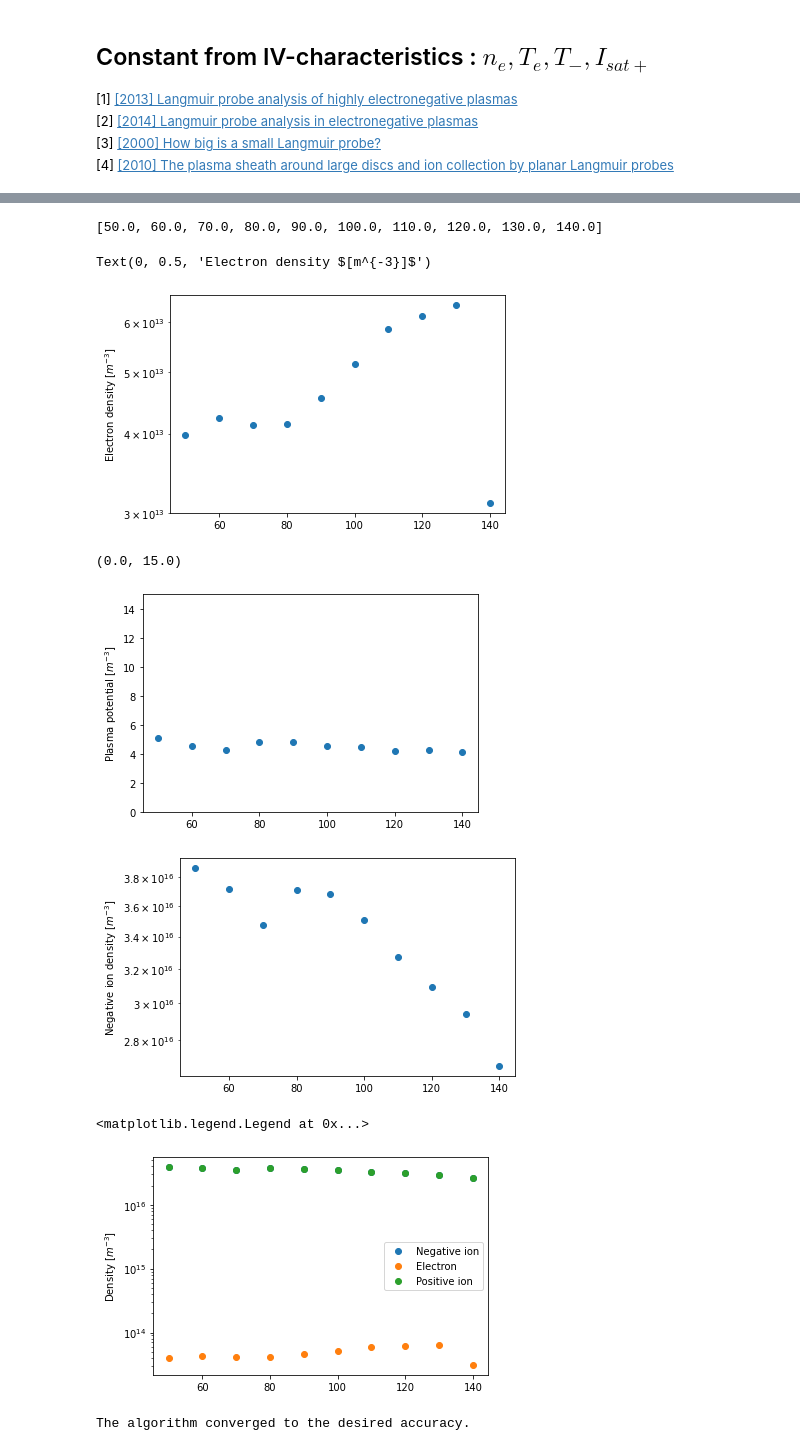
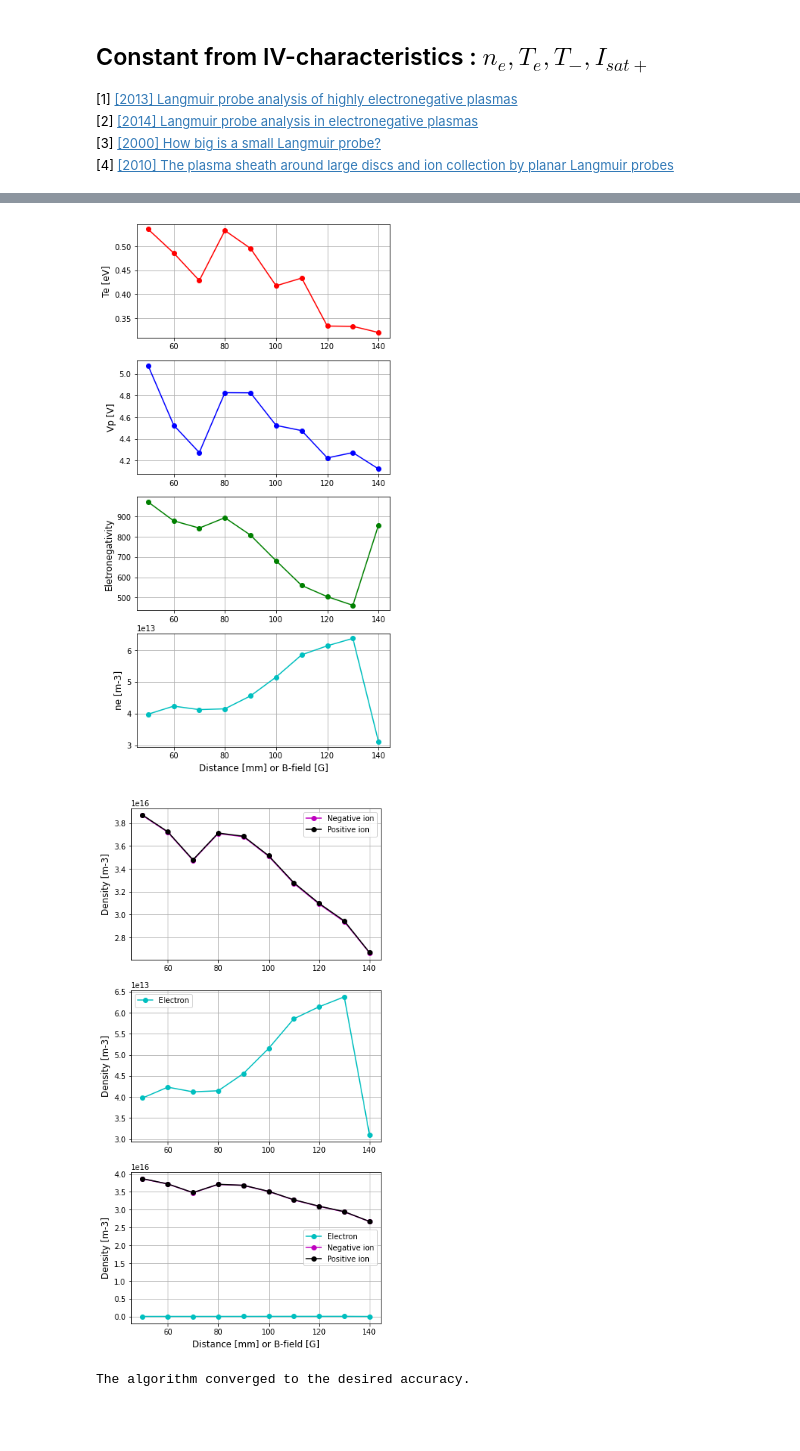
Before and after one commit to gunu0626/negative-ion, a Jupyter notebook: Iterative_method_final.ipynb, the cells around one changed output, grey strips where cells are left out. Cells and saved outputs as stored; diff of their text form; code cells hidden in the pictures; blank space fills up the shorter version.

```diff
--- a/Iterative_method_final.ipynb
+++ b/Iterative_method_final.ipynb
@@ -45,6 +51,20 @@ class Iterative_method():
             #r_sh = rp
             return r_sh
 
+    def cal_rsh(self, V, J, a_s, uB):
+        R = 20*rp
+        def func(y, r):
+            u, E = y
+            dydr = [e*E/Mp/u, R*J/(epsilon_0*r*u)-E/r]
+            return dydr
+        y0 = [0, np.sqrt(2*e*(self.V_p-self.V_sat)/Mp + uB**2)]
+        r1 = np.linspace(rp,R,100)
+        sol = odeint(func, y0, r1)
+        # plt.plot(r1, sol[:, 0] )
+        # plt.plot(r1, sol[:, 1] )
+        # plt.show()
+        return simpson(sol[:, 1], r1) #V
+
     def iteration(self):
         #print("ne : {:.2e}, Te : {}, V_sat : {}, I_sat : {:.2e}".format(self.ne,self.Te,self.V_sat,self.I_sat))
         count = 0
@@ -61,7 +81,10 @@ class Iterative_method():
             comp = a_0 # for loop condition
             a_0 = n_p/self.ne-1 # a_0_k
             J = hr*e*n_p*uB # J_k
-            r_sh = self.r_sh_calculation(J) #r_sh_k
+            #r_sh = self.r_sh_calculation(J) #r_sh_k
+            #r_sh = self.cal_rsh(V, J, a_s, uB)
+            r_sh = self.cal_rsh(V, J, a_s, uB)
+            #r_sh = rp
             S_eff = 2*np.pi*r_sh*lp
 
             #print(count, a_0)
@@ -165,6 +188,13 @@ for file in ldf_files:
     nms.append(nm)
     distances.append(distance)
     Tes.append(Te)
+
+Vps = np.array(Vps)
+alphas = np.array(alphas)
+nes = np.array(nes)
+nms = np.array(nms)
+distances = np.array(distances)
+Tes = np.array(Tes)
 # %% [output]
 no eedf datas
 ./211221(SF6)/SF6/B field scan_20V 0mm/50.ldf
@@ -289,37 +218,9 @@ Text(0, 0.5, '$\\alpha_0$')
-# %%
-distances
-# %% [output]
-[50.0, 60.0, 70.0, 80.0, 90.0, 100.0, 110.0, 120.0, 130.0, 140.0]
-# %%
-plt.scatter(distances, nes)
-plt.yscale('log')
-plt.ylabel('Electron density $[m^{-3}]$')
-# %% [output]
-Text(0, 0.5, 'Electron density $[m^{-3}]$')
-[figure, removed]
-# %%
-plt.scatter(distances, Vps)
-plt.ylabel('Plasma potential $[m^{-3}]$')
-plt.ylim(0,15)
-# %% [output]
-(0.0, 15.0)
-[figure, removed]
-# %%
-plt.ylabel('Negative ion density $[m^{-3}]$')
-plt.scatter(distances, nms)
-plt.yscale('log')
-# %% [output]
-[figure, removed]
-# %%
-plt.scatter(distances, nms)
-plt.scatter(distances, nes)
-plt.scatter(distances, np.array(nes) + np.array(nms))
-plt.yscale('log')
-plt.ylabel('Density $[m^{-3}]$')
-plt.legend(['Negative ion', 'Electron', 'Positive ion'])
-# %% [output]
-<matplotlib.legend.Legend at 0x...>
-[figure, removed]
+# %%
+plotting.plot_default(distances, Tes, Vps, alphas, nes)
+plotting.plot_density(distances, nes, nms, nes+nms)
+# %% [output]
+[figure, added]
+[figure, added]
 # %%
 from scipy.integrate import solve_bvp
 rp= 25e-6
```
Also changed, not shown: parts of 4 cells of this notebook, 4 other files.
